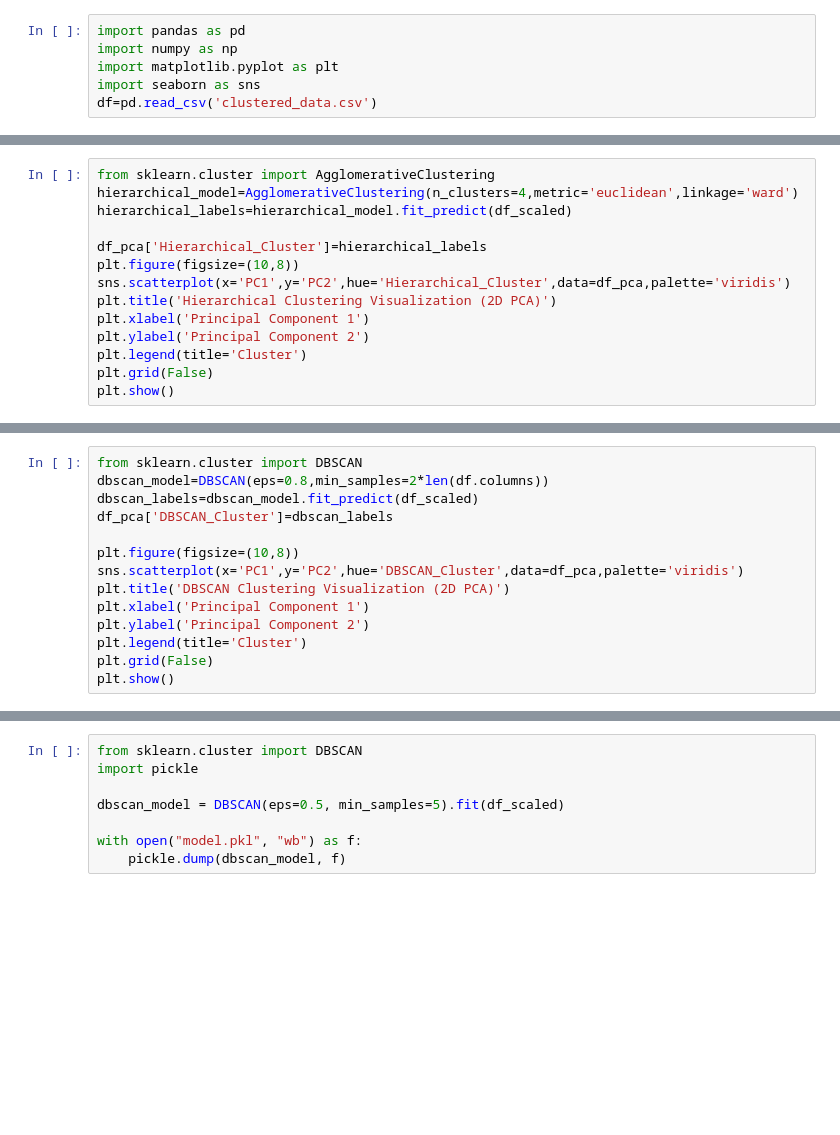
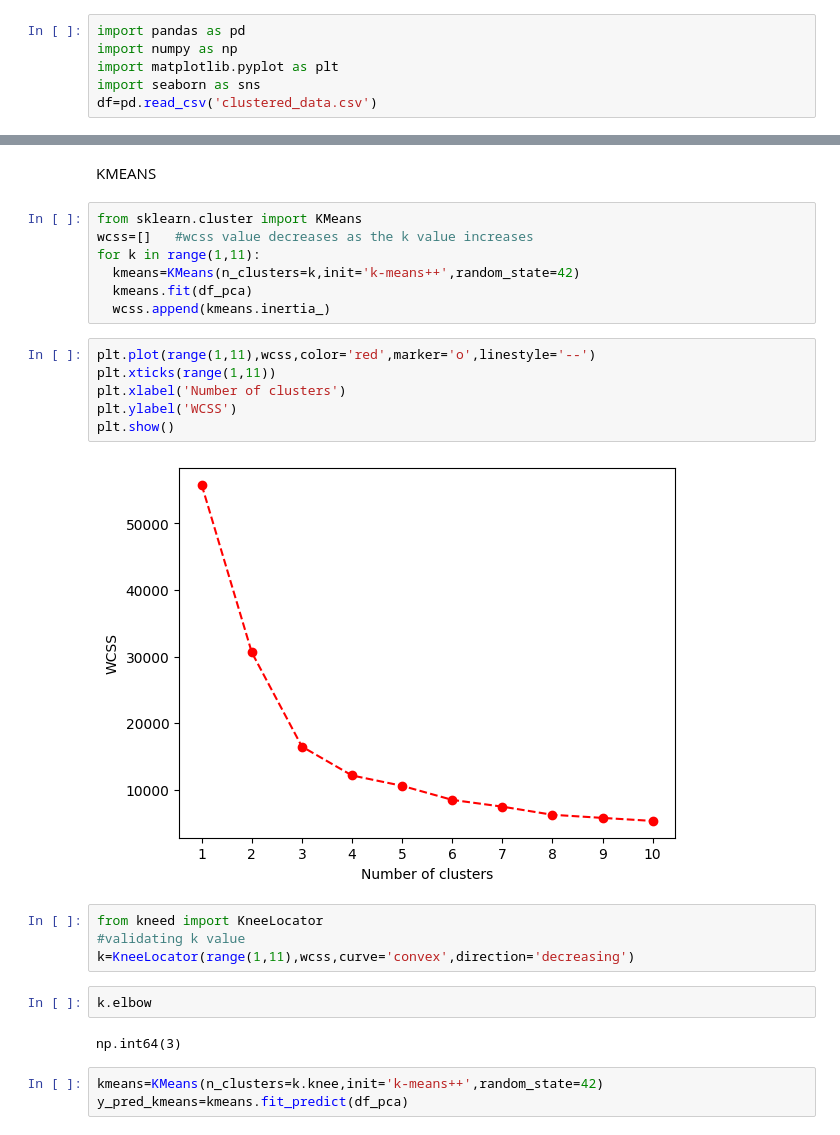
Before and after one commit to subhiksha-kodi/UNSUPERVISED-ML-CLUSTERING-TASKS---CREDIT-CARD-DATASET, a Jupyter notebook: model.ipynb, the cells around one changed output, grey strips where cells are left out. Cells and saved outputs as stored; diff of their text form; blank space fills up the shorter version.

```diff
--- a/model.ipynb
+++ b/model.ipynb
@@ -54,14 +15,0 @@ plt.show()
-# %%
-from sklearn.cluster import AgglomerativeClustering
-hierarchical_model=AgglomerativeClustering(n_clusters=4,metric='euclidean',linkage='ward')
-hierarchical_labels=hierarchical_model.fit_predict(df_scaled)
-
-df_pca['Hierarchical_Cluster']=hierarchical_labels
-plt.figure(figsize=(10,8))
-sns.scatterplot(x='PC1',y='PC2',hue='Hierarchical_Cluster',data=df_pca,palette='viridis')
-plt.title('Hierarchical Clustering Visualization (2D PCA)')
-plt.xlabel('Principal Component 1')
-plt.ylabel('Principal Component 2')
-plt.legend(title='Cluster')
-plt.grid(False)
-plt.show()
@@ -70,14 +15,0 @@ plt.show()
-# %%
-from sklearn.cluster import DBSCAN
-dbscan_model=DBSCAN(eps=0.8,min_samples=2*len(df.columns))
-dbscan_labels=dbscan_model.fit_predict(df_scaled)
-df_pca['DBSCAN_Cluster']=dbscan_labels
-
-plt.figure(figsize=(10,8))
-sns.scatterplot(x='PC1',y='PC2',hue='DBSCAN_Cluster',data=df_pca,palette='viridis')
-plt.title('DBSCAN Clustering Visualization (2D PCA)')
-plt.xlabel('Principal Component 1')
-plt.ylabel('Principal Component 2')
-plt.legend(title='Cluster')
-plt.grid(False)
-plt.show()
@@ -135,8 +16,28 @@ results_df
-# %%
-from sklearn.cluster import DBSCAN
-import pickle
-
-dbscan_model = DBSCAN(eps=0.5, min_samples=5).fit(df_scaled)
-
-with open("model.pkl", "wb") as f:
-    pickle.dump(dbscan_model, f)
+# %% [markdown]
+KMEANS
+# %%
+from sklearn.cluster import KMeans
+wcss=[]   #wcss value decreases as the k value increases
+for k in range(1,11):
+  kmeans=KMeans(n_clusters=k,init='k-means++',random_state=42)
+  kmeans.fit(df_pca)
+  wcss.append(kmeans.inertia_)
+# %%
+plt.plot(range(1,11),wcss,color='red',marker='o',linestyle='--')
+plt.xticks(range(1,11))
+plt.xlabel('Number of clusters')
+plt.ylabel('WCSS')
+plt.show()
+# %% [output]
+[figure, added]
+# %%
+from kneed import KneeLocator
+#validating k value
+k=KneeLocator(range(1,11),wcss,curve='convex',direction='decreasing')
+# %%
+k.elbow
+# %% [output]
+np.int64(3)
+# %%
+kmeans=KMeans(n_clusters=k.knee,init='k-means++',random_state=42)
+y_pred_kmeans=kmeans.fit_predict(df_pca)
```
Also changed, not shown: parts of 20 cells of this notebook, 1 other file.
